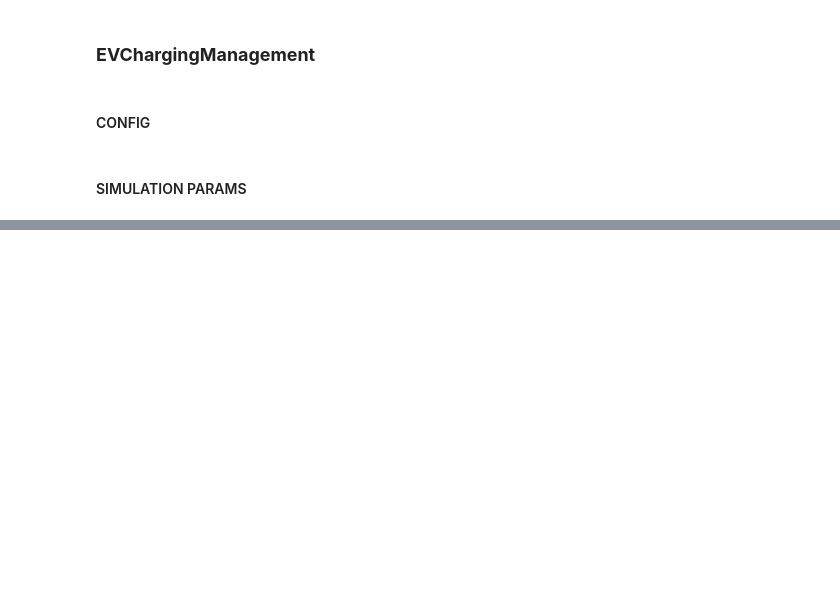
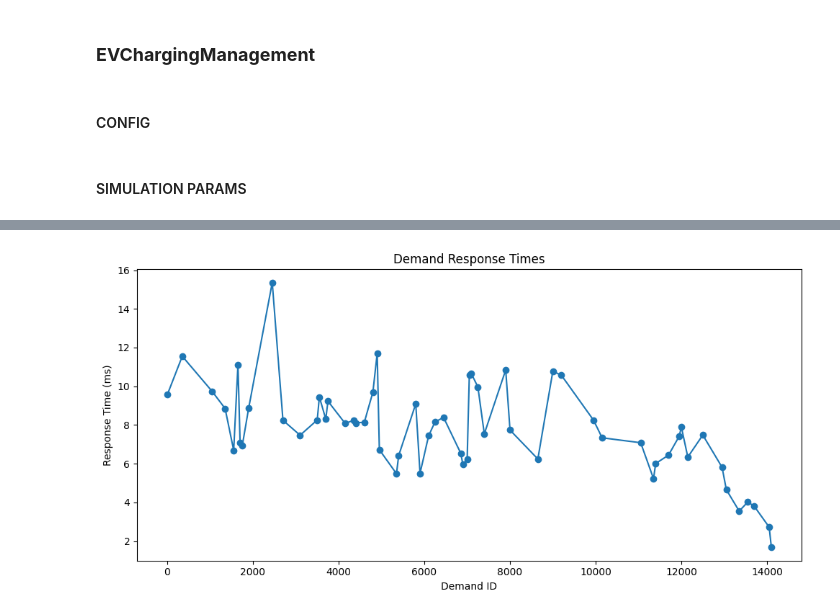
Before and after one commit to Fatoumata7/EVChargingManagement, a Jupyter notebook: results/EVChargingManagement.ipynb, the cells around one changed output, grey strips where cells are left out. Drawn from its saved outputs; the diff is of its cells as text; code cells hidden in the pictures; blank space fills up the shorter version.

```diff
--- a/results/EVChargingManagement.ipynb
+++ b/results/EVChargingManagement.ipynb
@@ -303,0 +324,4 @@ simulation.run(file=simulation_file)
+# %%
+plot_response_times(greedy_simulation.metrics)
+# %% [output]
+[figure, added]
```
Also changed, not shown: parts of 29 cells of this notebook, 5 other files.
